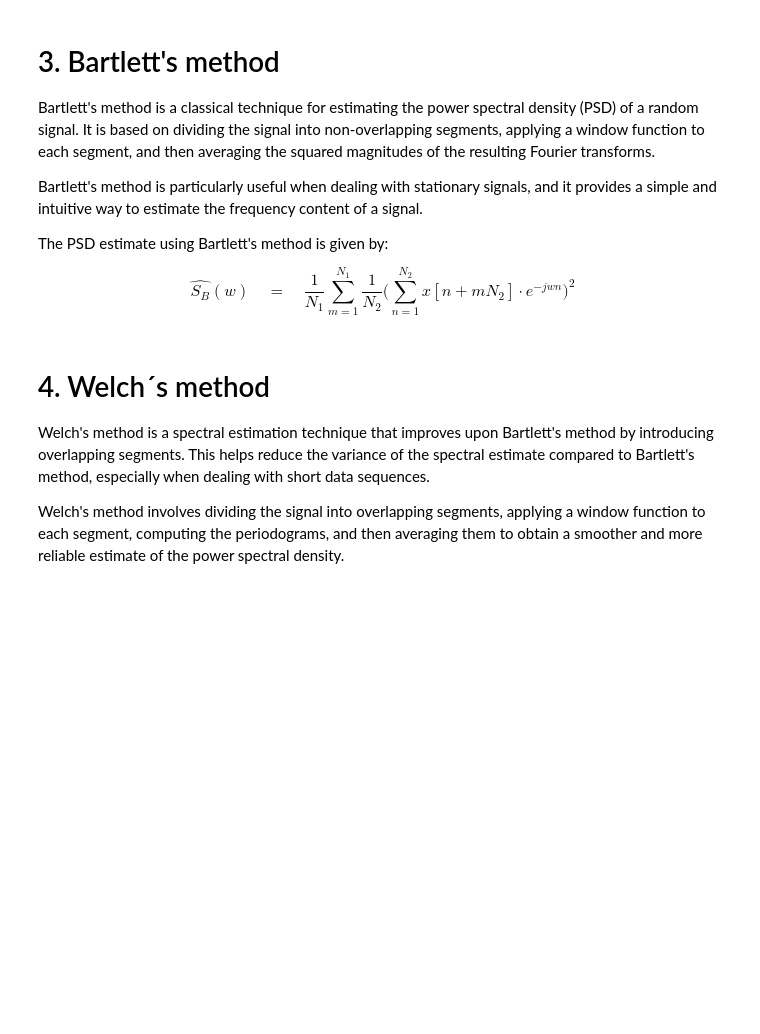
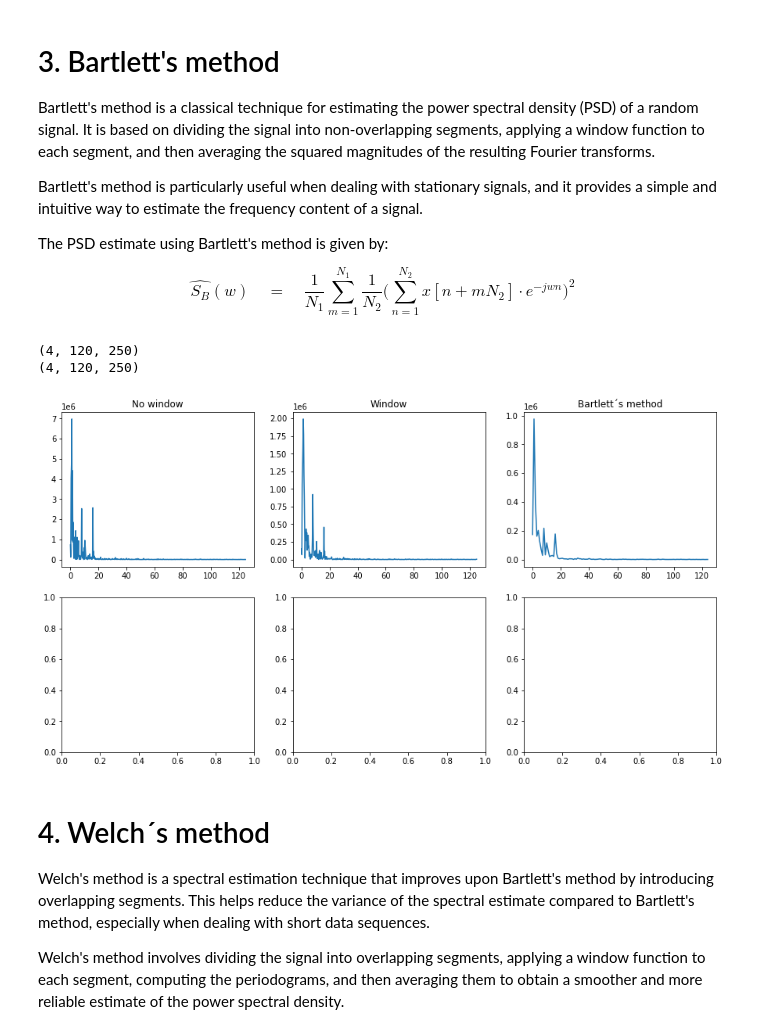
Before and after one commit to kerim325/SIP_Tutorials, a Jupyter notebook: multitapers/spectral_estimation.ipynb, the cells around one changed output. Drawn from its saved outputs; the diff is of its cells as text; code cells hidden in the pictures; blank space fills up the shorter version.

```diff
--- a/multitapers/spectral_estimation.ipynb
+++ b/multitapers/spectral_estimation.ipynb
@@ -107,26 +109,35 @@ The PSD estimate using Bartlett's method is given by:
 $$\hat{S_B}(w) \quad = \quad \frac{1}{N_1} \sum_{m = 1}^{N_1} \frac{1}{N_2}\Big(\sum_{n=1}^{N_2} x[n+mN_2] \cdot e^{-jwn}\Big)^2$$
 # %%
 # for bartlett's method the variable is the split ratio. Feel free to play around with it and observe its performance.
-splitratio = 8
+splits = 4
 
 # split data into equal sizes
-splitted_data =  np.array(np.split(data_x, 1000/splitratio, axis= 1))
+splitted_data =  np.array(np.split(data_x, splits, axis= 1))
+print(np.array(splitted_data).shape)
+# make a FFT of each signal and square the absolute
+periodogram = np.abs(np.fft.fft(splitted_data, axis = 2))**2
+print(periodogram.shape)
+# take the mean of the periodograms of the split signals
+bartlett = np.mean(periodogram,axis=0)
 
-# make a FFT of each signal and square the absolute
-periodogram = np.abs(np.fft.fft(splitted_data, axis = 0))**2
-
-# take the mean of the periodograms of the split signals
-bartlett = np.mean(periodogram,axis=2).T[:,:int(1000/splitratio/2)]
+# take only half for consistency reasons
+bartlett = bartlett[:,:int(1000/splits/2)]
 
 # plot spectra
+freqs = np.arange(0,125, 0.25)
+freqs_b = np.arange(0,125, 125/bartlett.shape[1])
 fig , ax = plt.subplots(2,3, figsize = (15,8))
-ax[0,0].plot(FFT_data_x[20])
+ax[0,0].plot(freqs,FFT_data_x[20])
 ax[0, 0].set_title('No window')
-ax[0,1].plot(FFT_windowed[20])
+ax[0,1].plot(freqs,FFT_windowed[20])
 ax[0, 1].set_title('Window')
-ax[0,2].plot(bartlett[20])
+ax[0,2].plot(freqs_b,bartlett[20])
 ax[0, 2].set_title('Bartlett´s method')
 plt.show()
+# %% [output]
+(4, 120, 250)
+(4, 120, 250)
+[figure, added]
 # %% [markdown]
 # 4. Welch´s method
 
```
Also changed, not shown: parts of 11 cells of this notebook, 1 other file.
